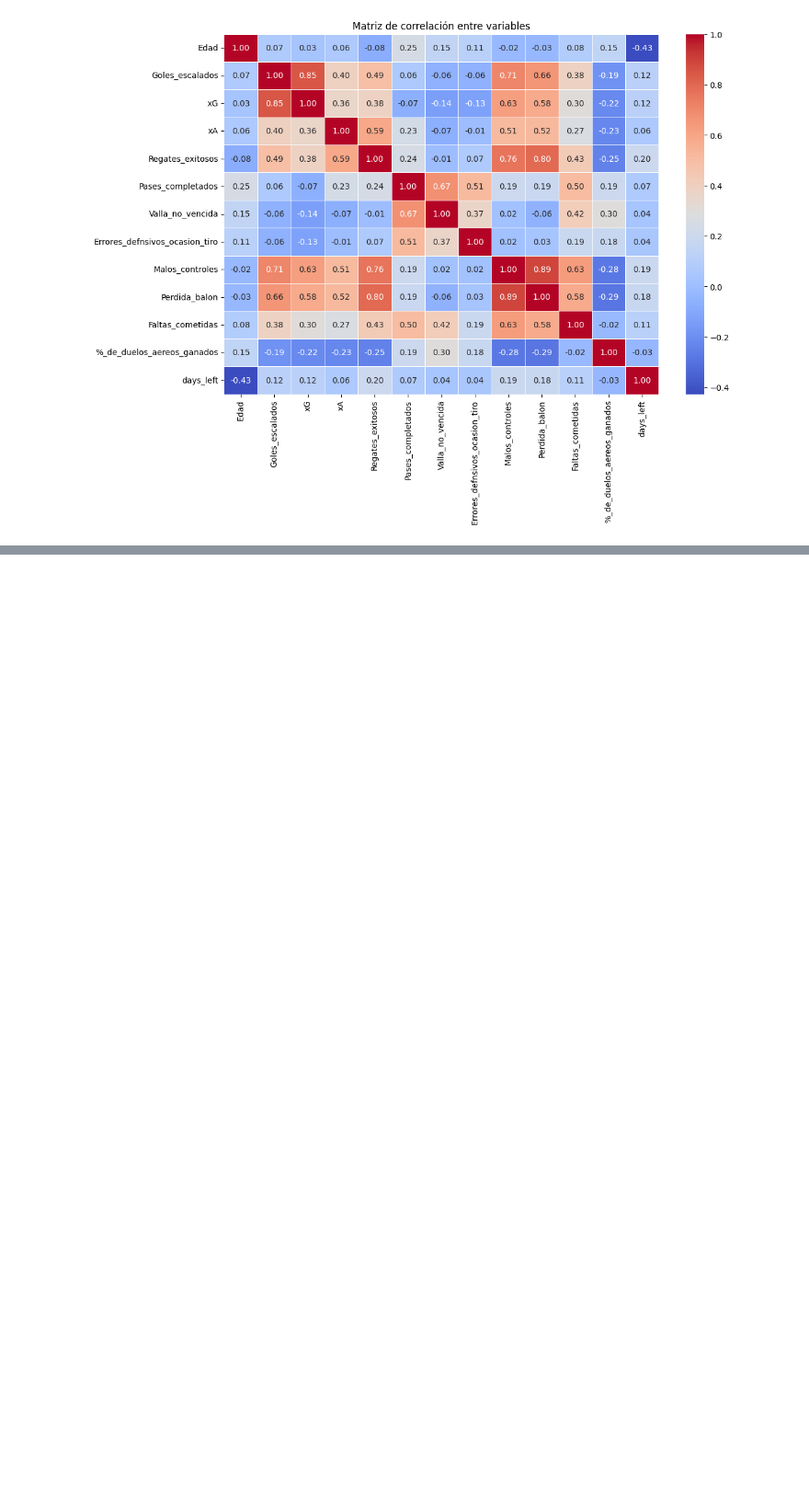
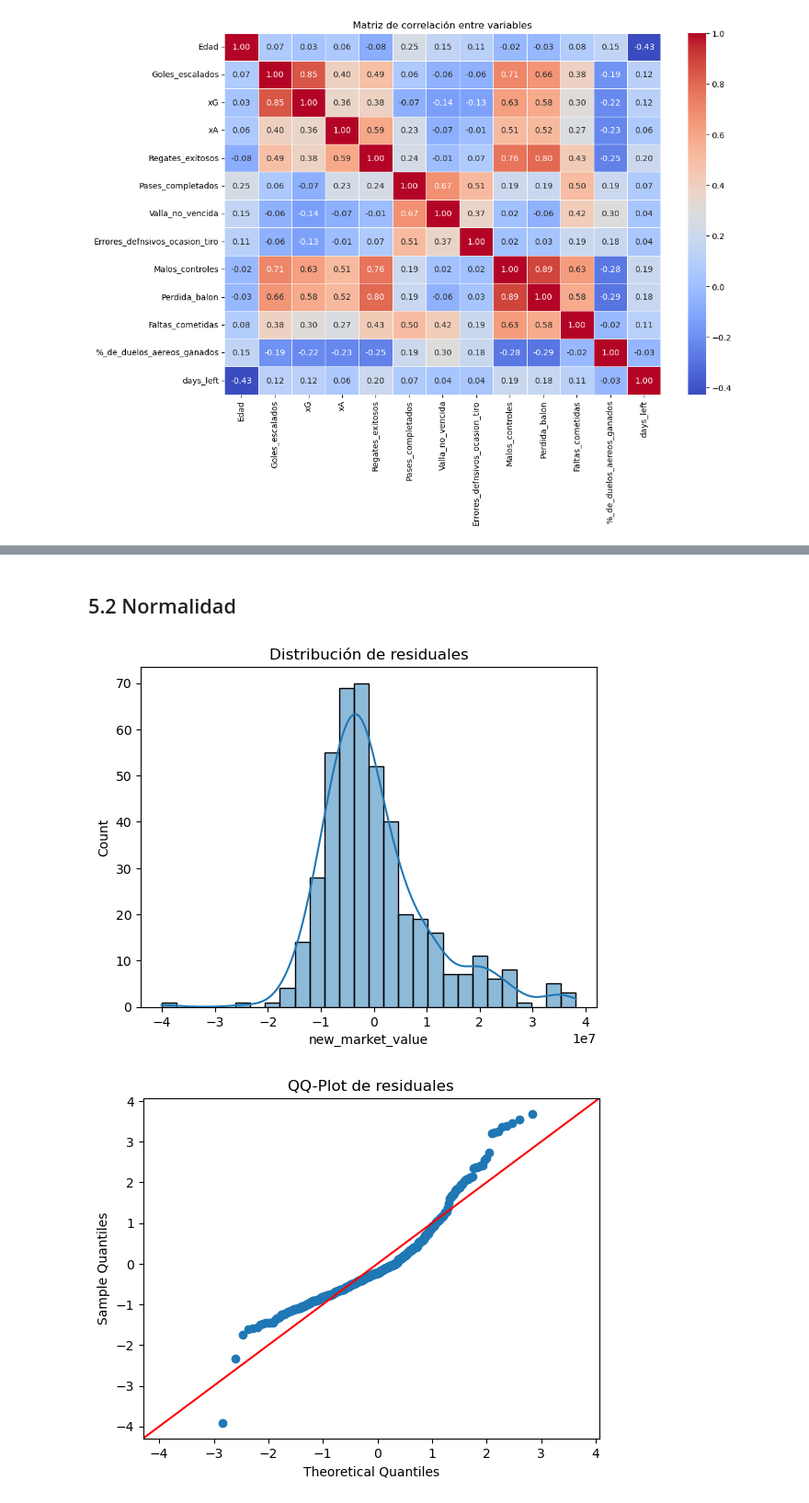
Before and after one commit to aneira3/Laboratorio1_BI, a Jupyter notebook: lab/lab1.ipynb, the cells around one changed output, grey strips where cells are left out. Shown at 92% size. Drawn from its saved outputs; the diff is of its cells as text; code cells hidden in the pictures; blank space fills up the shorter version.

```diff
--- a/lab/lab1.ipynb
+++ b/lab/lab1.ipynb
@@ -912,0 +667,18 @@ Modelos guardados: linear, lasso, ridge pipelines + info
+# %% [markdown]
+## 5.2 Normalidad
+# %%
+import seaborn as sns
+import statsmodels.api as sm
+
+# Histograma con densidad
+sns.histplot(residuals, kde=True)
+plt.title("Distribución de residuales")
+plt.show()
+
+# QQ-Plot (comparación con distribución normal)
+sm.qqplot(residuals, line="45", fit=True)
+plt.title("QQ-Plot de residuales")
+plt.show()
+# %% [output]
+[figure, added]
+[figure, added]
```
Also changed, not shown: parts of 46 cells of this notebook.
